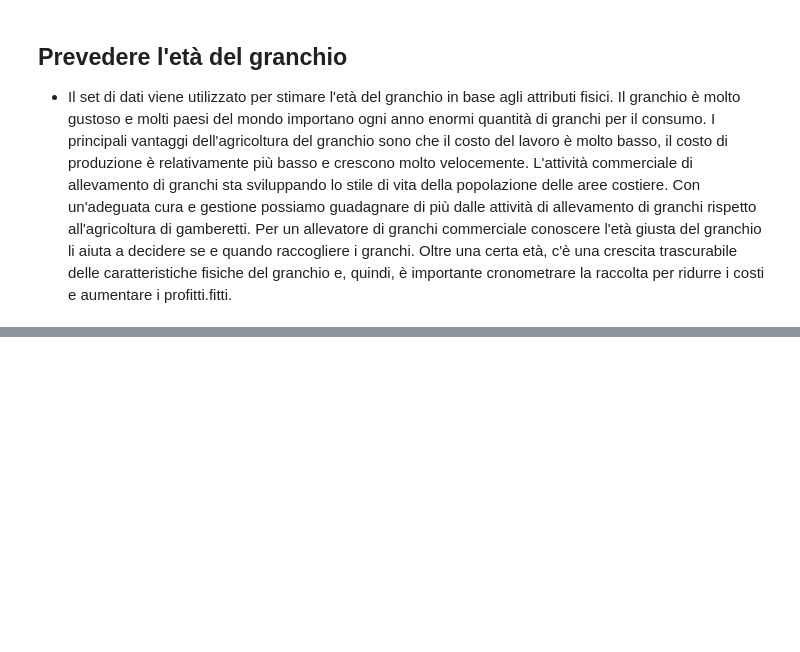
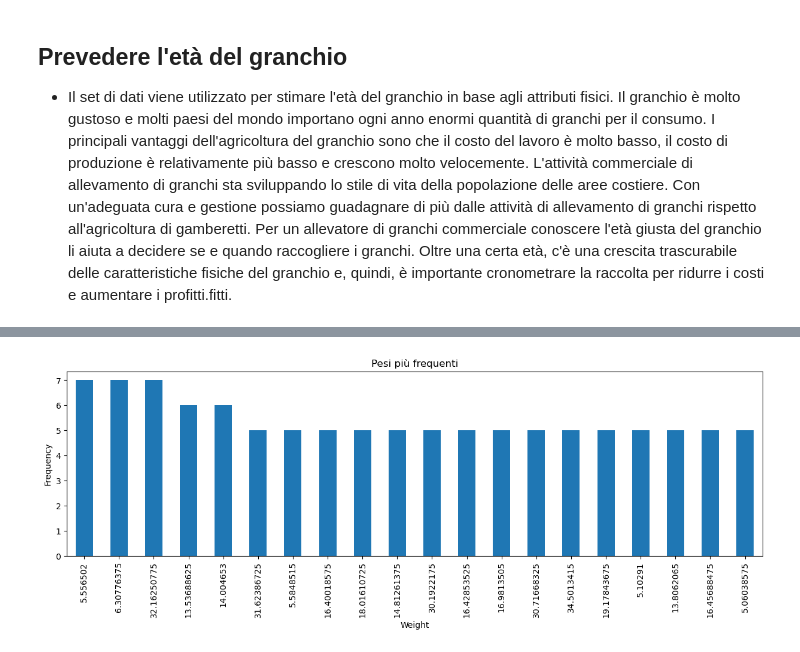
Before and after one commit to ilBollo/DataIntensive_Project_Crab, a Jupyter notebook: age_of_crab.ipynb, the cells around one changed output, grey strips where cells are left out. Drawn from its saved outputs; the diff is of its cells as text; code cells hidden in the pictures; blank space fills up the shorter version.

```diff
--- a/age_of_crab.ipynb
+++ b/age_of_crab.ipynb
@@ -25,0 +81,2 @@ Il dataset puo essere scaricato da [Kaggle](https://https://www.kaggle.com/datas
+# %%
+data = pd.read_csv("crab.zip", sep=",", compression="zip", dtype={"Sex":"category"})
@@ -25,0 +122,18 @@ Il dataset puo essere scaricato da [Kaggle](https://https://www.kaggle.com/datas
+# %%
+def plot_bar(feature, n, title):
+    # Controllare il numero di valori unici nella colonna
+    unique_values_count = data[feature].nunique()
+
+    # Se il numero di valori unici è minore di n, impostare n al numero massimo di valori unici
+    n = min(n, unique_values_count)
+
+    # Tracciare il grafico a barre
+    data[feature].value_counts().head(n).plot.bar(figsize=(15, 4))
+    plt.gca().set_title(title)
+    plt.xlabel(feature)
+    plt.ylabel('Frequency')
+    plt.show()
+# %%
+plot_bar("Weight", 20, "Pesi più frequenti")
+# %% [output]
+[figure, added]
```
Also changed, not shown: parts of 12 cells of this notebook.
